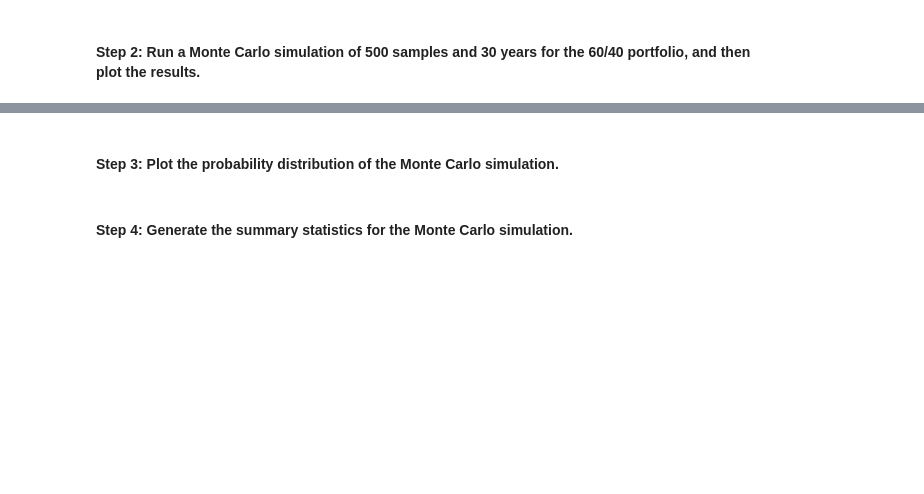
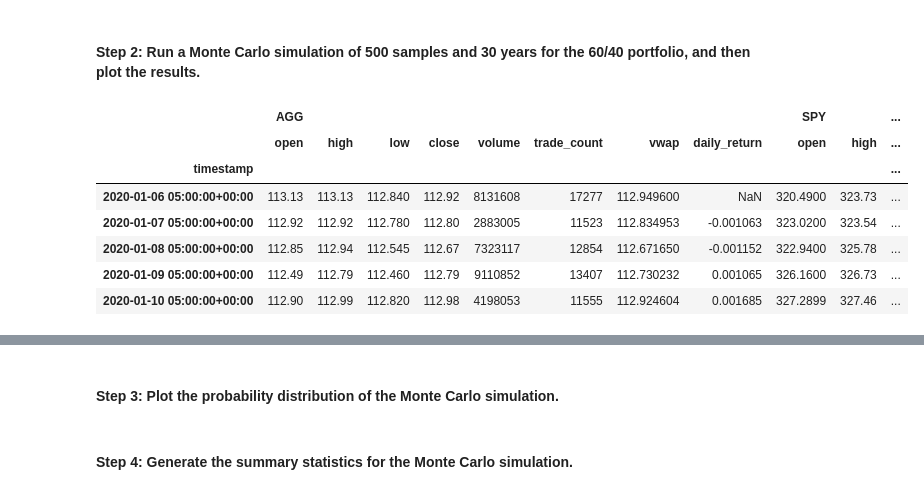
Before and after one commit to halamkim/challenge_05, a Jupyter notebook: financial_planning_tools.ipynb, the cells around one changed output, grey strips where cells are left out. Drawn from its saved outputs; the diff is of its cells as text; code cells hidden in the pictures; blank space fills up the shorter version.

```diff
--- a/financial_planning_tools.ipynb
+++ b/financial_planning_tools.ipynb
@@ -459,10 +484,24 @@ In this section, you’ll use the MCForecastTools library to create a Monte Carl
 # %%
 # Configure the Monte Carlo simulation to forecast 30 years cumulative returns
 # The weights should be split 40% to AGG and 60% to SPY.
 # Run 500 samples.
-# YOUR CODE HERE
+MC_30year = MCSimulation(
+            portfolio_data=alpaca_df,
+            weights = [.40, 0.60],
+            num_simulation = 500,
+            num_trading_days= 252*30
+)
 
 # Review the simulation input data
-# YOUR CODE HERE
+MC_30year.portfolio_data.head()
+# %% [output]
+|  | AGG |  |  |  |  |  |  |  | SPY |  | ... |
+|  | open | high | low | close | volume | trade_count | vwap | daily_return | open | high | ... |
+| timestamp |  |  |  |  |  |  |  |  |  |  | ... |
+| 2020-01-06 05:00:00+00:00 | 113.13 | 113.13 | 112.840 | 112.92 | 8131608 | 17277 | 112.949600 | NaN | 320.4900 | 323.73 | ... |
+| 2020-01-07 05:00:00+00:00 | 112.92 | 112.92 | 112.780 | 112.80 | 2883005 | 11523 | 112.834953 | -0.001063 | 323.0200 | 323.54 | ... |
+| 2020-01-08 05:00:00+00:00 | 112.85 | 112.94 | 112.545 | 112.67 | 7323117 | 12854 | 112.671650 | -0.001152 | 322.9400 | 325.78 | ... |
+| 2020-01-09 05:00:00+00:00 | 112.49 | 112.79 | 112.460 | 112.79 | 9110852 | 13407 | 112.730232 | 0.001065 | 326.1600 | 326.73 | ... |
+| 2020-01-10 05:00:00+00:00 | 112.90 | 112.99 | 112.820 | 112.98 | 4198053 | 11555 | 112.924604 | 0.001685 | 327.2899 | 327.46 | ... |
 # %%
 # Run the Monte Carlo simulation to forecast 30 years cumulative returns
```
Also changed, not shown: parts of 4 cells of this notebook.
